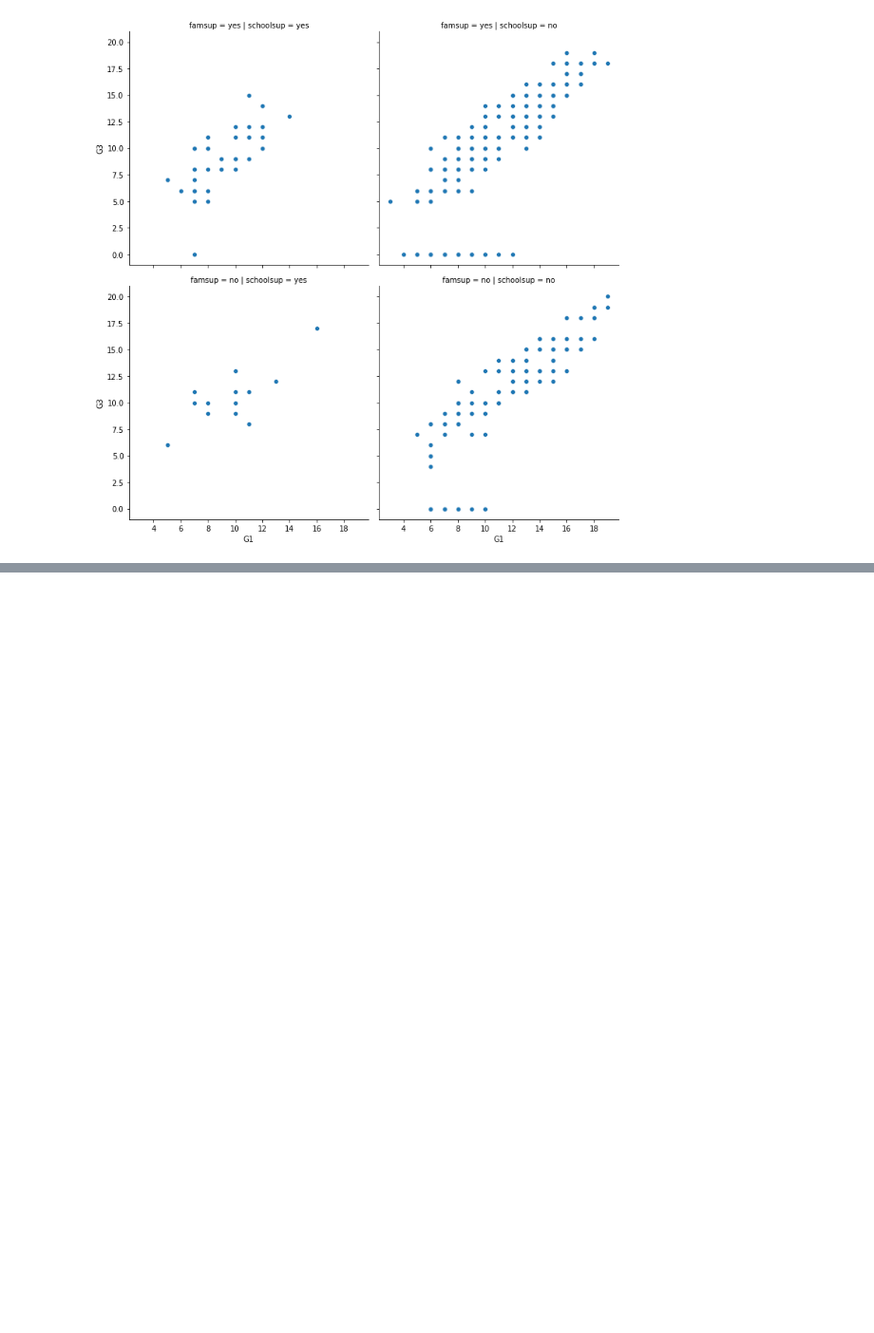
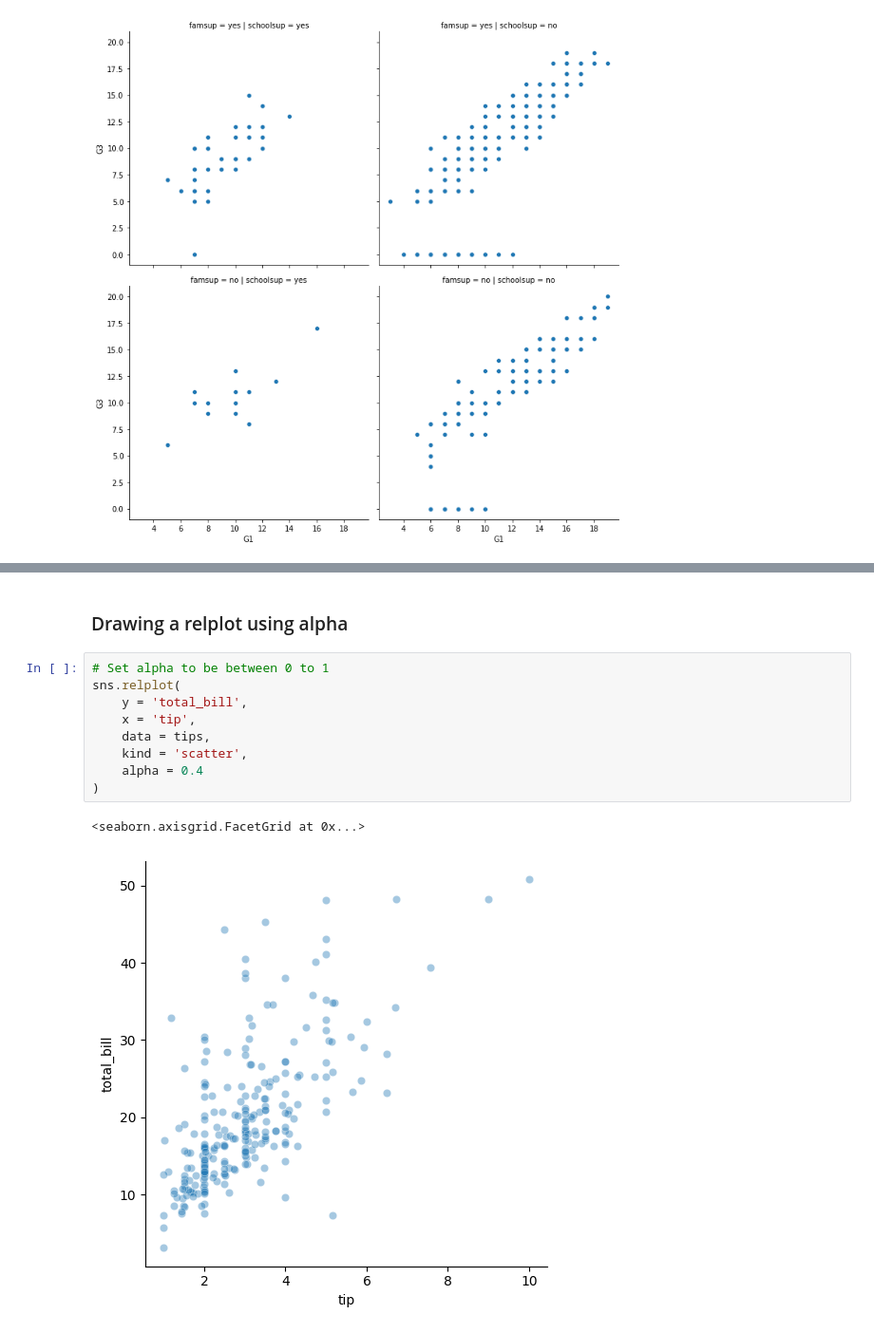
Before and after one commit to ishtiakrongon/Datacamp-Introduction_to_Data_Visualization_with_Seaborn, a Jupyter notebook: Visualizing two quantitative variables.ipynb, the cells around one changed output, grey strips where cells are left out. Shown at 95% size. Drawn from its saved outputs; the diff is of its cells as text; blank space fills up the shorter version.

```diff
--- a/Visualizing two quantitative variables.ipynb
+++ b/Visualizing two quantitative variables.ipynb
@@ -194,0 +238,14 @@ plt.show()
+# %% [markdown]
+### Drawing a relplot using alpha
+# %%
+# Set alpha to be between 0 to 1
+sns.relplot(
+    y = 'total_bill',
+    x = 'tip',
+    data = tips,
+    kind = 'scatter',
+    alpha = 0.4
+)
+# %% [output]
+<seaborn.axisgrid.FacetGrid at 0x...>
+[figure, added]
```
Also changed, not shown: parts of 15 cells of this notebook.
